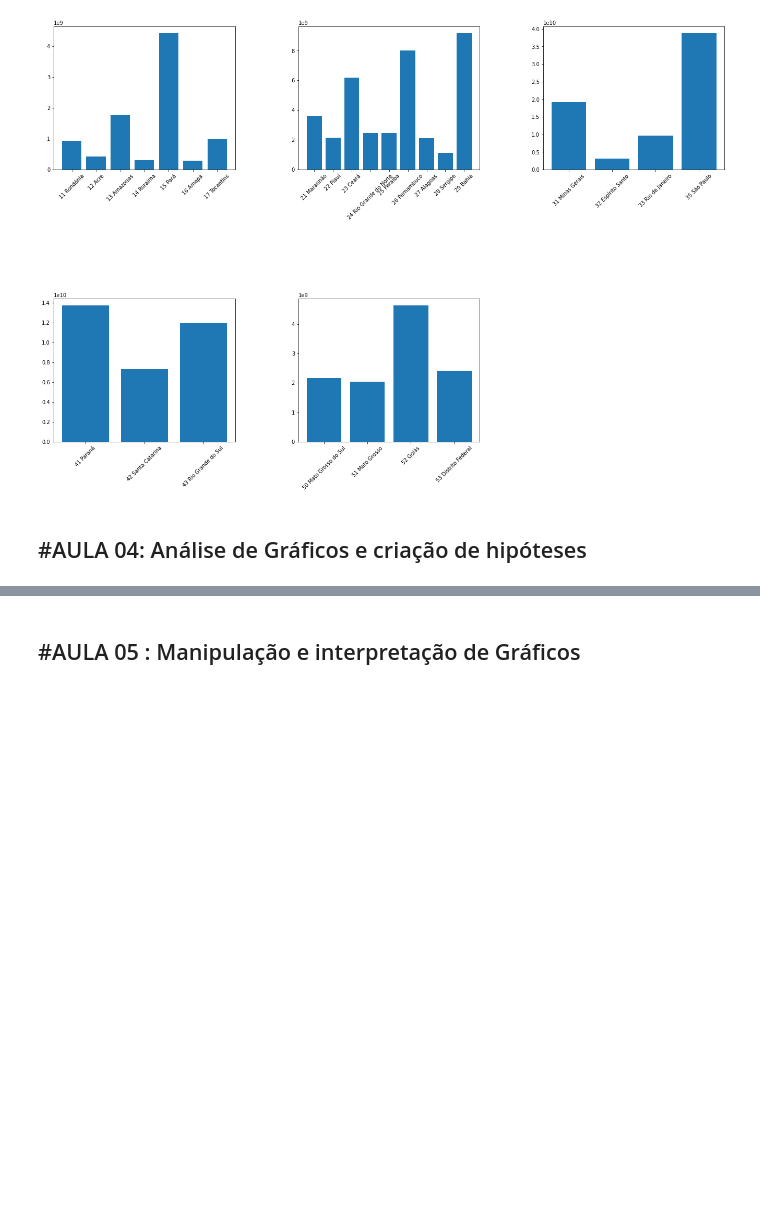
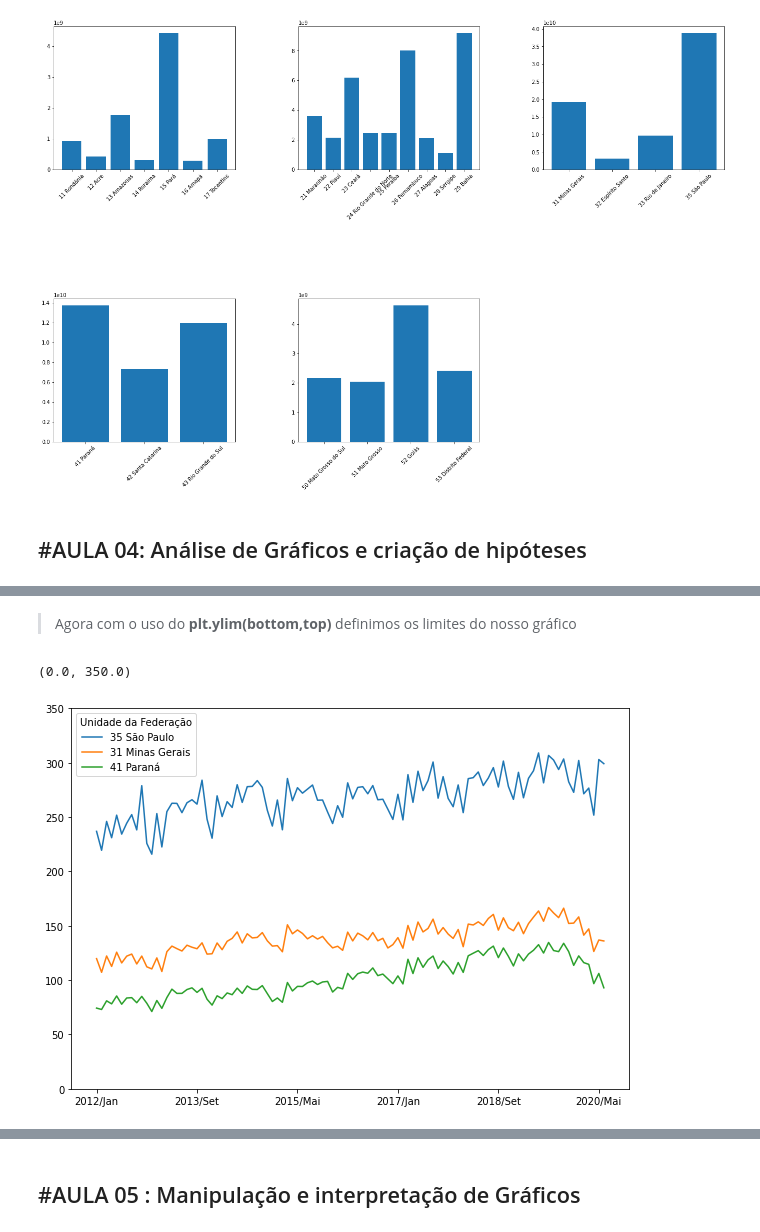
Before and after one commit to MatheusOrange211/Bootcamp-Alura, a Jupyter notebook: Bootcamp_Alura_Data_Science_Hospitalar.ipynb, the cells around one changed output, grey strips where cells are left out. Saved outputs shown, nothing was run; the diff lists cells and outputs as text; code cells hidden in the pictures; blank space fills up the shorter version.

```diff
--- a/Bootcamp_Alura_Data_Science_Hospitalar.ipynb
+++ b/Bootcamp_Alura_Data_Science_Hospitalar.ipynb
@@ -1041,0 +1049,11 @@ plt.show()
+# %%
+x = ordenado_por_total_gastos
+x = x /1000000
+# %% [markdown]
+> Agora com o uso do **plt.ylim(bottom,top)** definimos os limites do nosso gráfico
+# %%
+x[x.columns[53:155]].head(3).T.plot(figsize=(10,7))
+plt.ylim(0,350)
+# %% [output]
+(0.0, 350.0)
+[figure, added]
```
Also changed, not shown: parts of 32 cells of this notebook.
